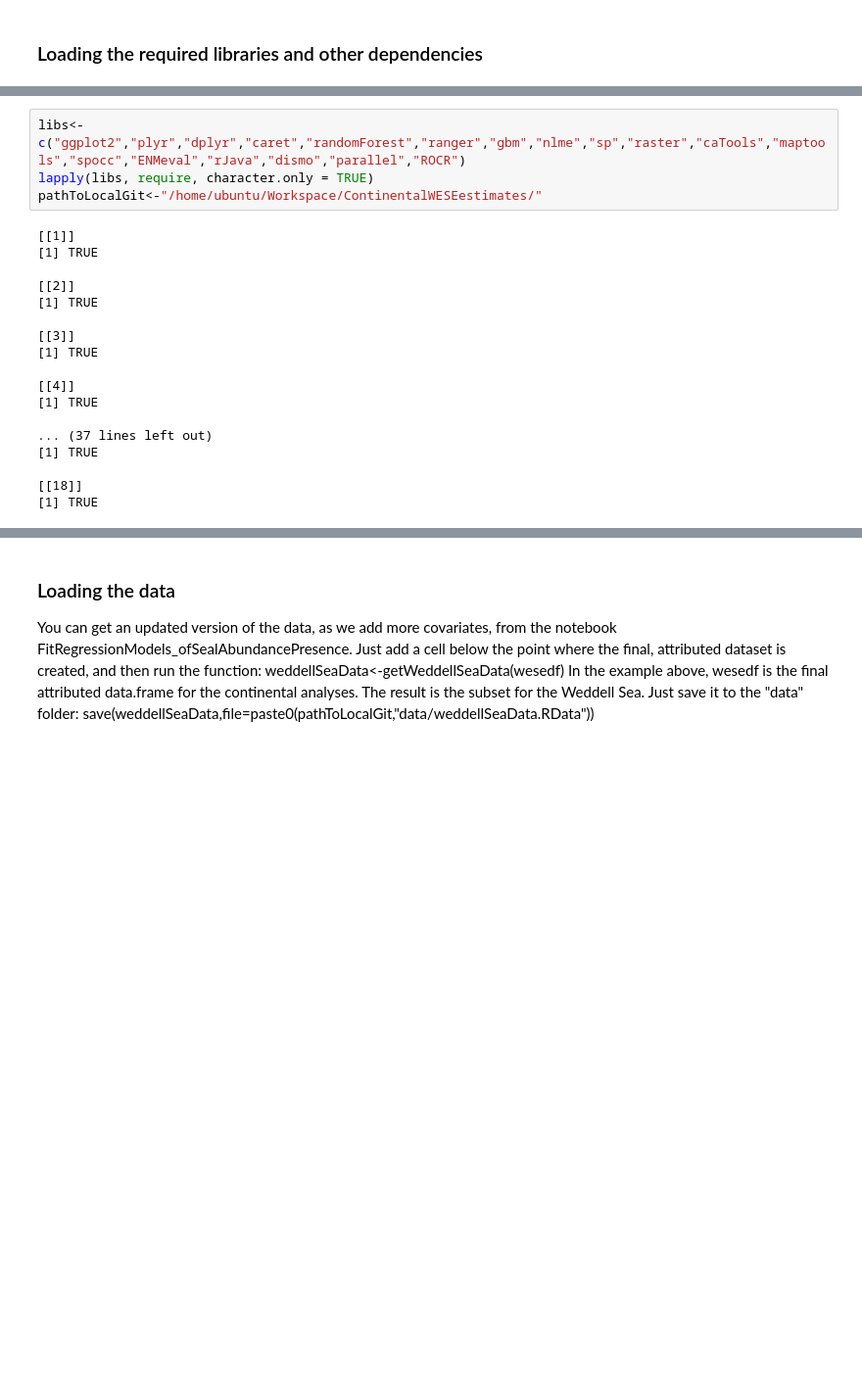
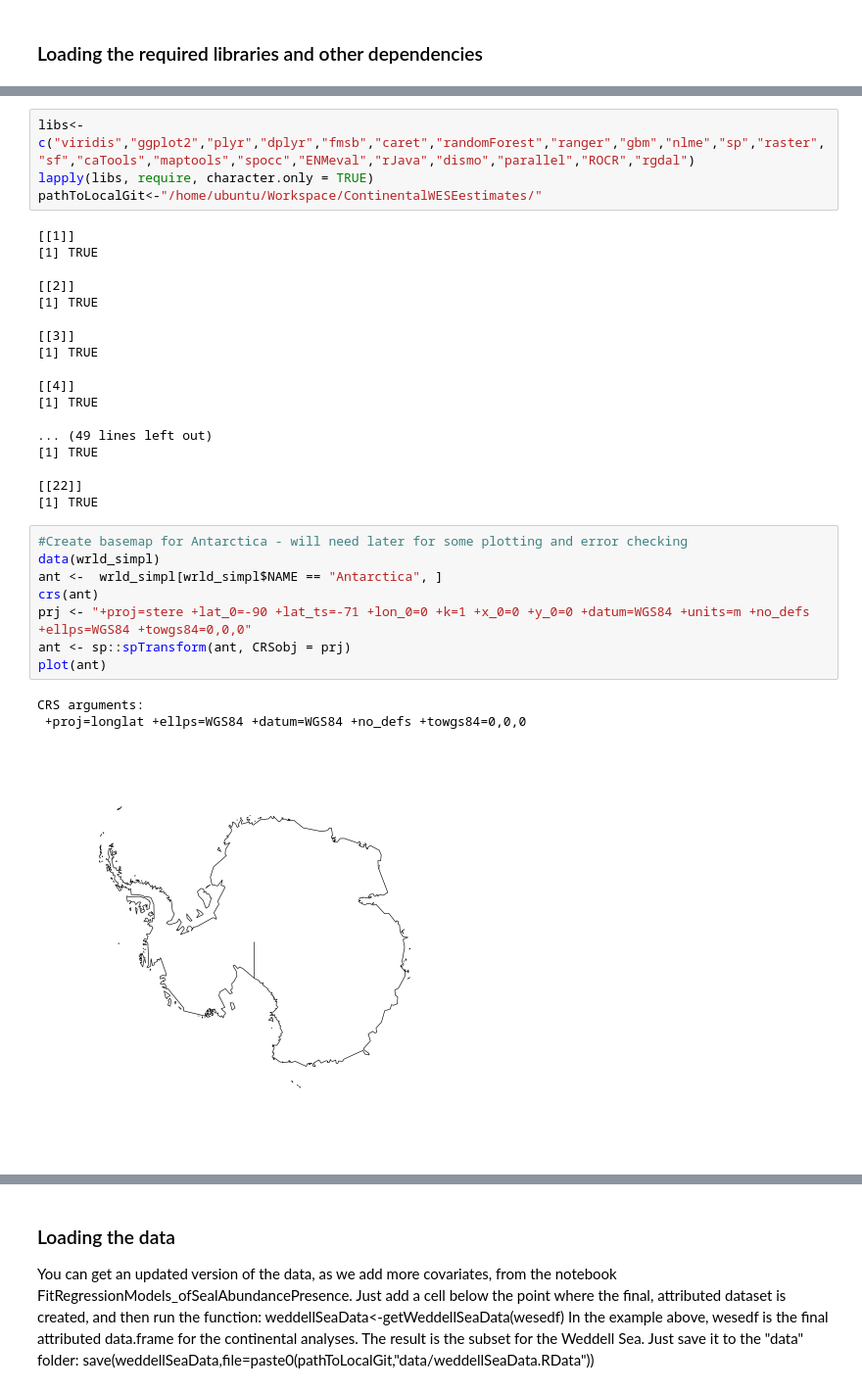
Before and after one commit to pointblue/ContinentalWESEestimates, a Jupyter notebook: notebooks/WeddellSea_WESEpresence_SDM.ipynb, the cells around one changed output, grey strips where cells are left out. Shown: that part at 98% size. Drawn from its saved outputs; the diff is of its cells as text; blank space fills up the shorter version.

```diff
--- a/notebooks/WeddellSea_WESEpresence_SDM.ipynb
+++ b/notebooks/WeddellSea_WESEpresence_SDM.ipynb
@@ -14,5 +14,5 @@ A matrix: 2 × 6 of type dbl
 # %%
-libs<-c("ggplot2","plyr","dplyr","caret","randomForest","ranger","gbm","nlme","sp","raster","caTools","maptools","spocc","ENMeval","rJava","dismo","parallel","ROCR")
+libs<-c("viridis","ggplot2","plyr","dplyr","fmsb","caret","randomForest","ranger","gbm","nlme","sp","raster","sf","caTools","maptools","spocc","ENMeval","rJava","dismo","parallel","ROCR","rgdal")
 lapply(libs, require, character.only = TRUE)
 pathToLocalGit<-"/home/ubuntu/Workspace/ContinentalWESEestimates/"
 # %% [output]
@@ -28,8 +28,20 @@ pathToLocalGit<-"/home/ubuntu/Workspace/ContinentalWESEestimates/"
 [[4]]
 [1] TRUE
 
-... (37 lines left out)
+... (49 lines left out)
 [1] TRUE
 
-[[18]]
+[[22]]
 [1] TRUE
+# %%
+#Create basemap for Antarctica - will need later for some plotting and error checking
+data(wrld_simpl)
+ant <-  wrld_simpl[wrld_simpl$NAME == "Antarctica", ]
+crs(ant)
+prj <- "+proj=stere +lat_0=-90 +lat_ts=-71 +lon_0=0 +k=1 +x_0=0 +y_0=0 +datum=WGS84 +units=m +no_defs +ellps=WGS84 +towgs84=0,0,0"
+ant <- sp::spTransform(ant, CRSobj = prj)
+plot(ant)
+# %% [output]
+CRS arguments:
+ +proj=longlat +ellps=WGS84 +datum=WGS84 +no_defs +towgs84=0,0,0
+[figure, added]
```
Also changed, not shown: parts of 22 cells of this notebook, 5 other files.
